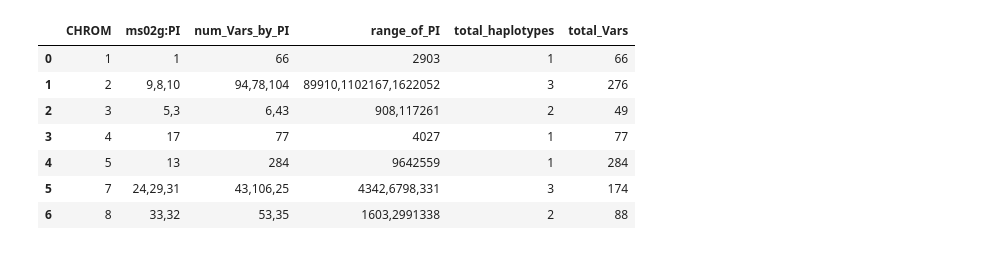
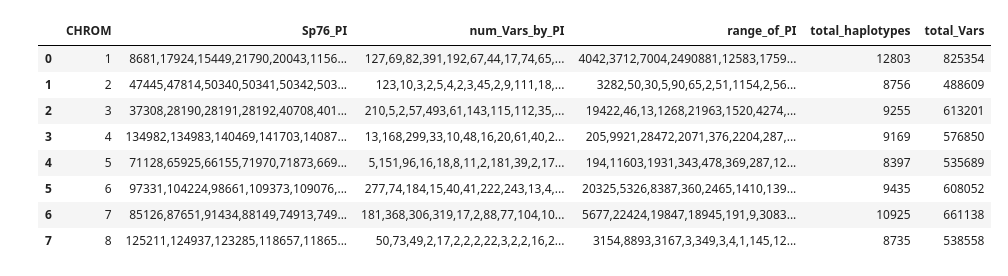
Before and after one commit to everestial/phase-extender, a Jupyter notebook: quickstart.ipynb, the cells around one changed output. Drawn from its saved outputs; the diff is of its cells as text; code cells hidden in the pictures.

```diff
--- a/quickstart.ipynb
+++ b/quickstart.ipynb
@@ -16,0 +6,10 @@ initial_hap_df
+# %%
+# initial_df_path = 'tempdir/msplots/initial_haplotype_stats_MA625.txt'
+# final_df_path ='tempdir/msplots/final_haplotype_stats_MA625.txt'
+# outputdir='tempdir/MA625_logs'
+# soi='MA625'
+initial_df_path = 'tempdir/sp76/initial_haplotype_stats_Sp76.txt'
+final_df_path = 'tempdir/sp76/final_haplotype_stats_Sp76.txt'
+outputdir='tempdir/Sp76_logs'
+
+soi= 'Sp76'
@@ -24,13 +35,14 @@ plot_all_data(initial_hap_df, soi='ms02g', prefix='initial',show_plot=True )
 # %%
-final_hap_df = pd.read_csv('tests/outdir/eg3out/final_haplotype_stats_ms02g.txt', sep='\t')
+final_hap_df = pd.read_csv(final_df_path, sep='\t', )
 final_hap_df
 # %% [output]
-|  | CHROM | ms02g:PI | num_Vars_by_PI | range_of_PI | total_haplotypes | total_Vars |
-| 0 | 1 | 1 | 66 | 2903 | 1 | 66 |
-| 1 | 2 | 9,8,10 | 94,78,104 | 89910,1102167,1622052 | 3 | 276 |
-| 2 | 3 | 5,3 | 6,43 | 908,117261 | 2 | 49 |
-| 3 | 4 | 17 | 77 | 4027 | 1 | 77 |
-| 4 | 5 | 13 | 284 | 9642559 | 1 | 284 |
-| 5 | 7 | 24,29,31 | 43,106,25 | 4342,6798,331 | 3 | 174 |
-| 6 | 8 | 33,32 | 53,35 | 1603,2991338 | 2 | 88 |
+|  | CHROM | Sp76_PI | num_Vars_by_PI | range_of_PI | total_haplotypes | total_Vars |
+| 0 | 1 | 8681,17924,15449,21790,20043,1156... | 127,69,82,391,192,67,44,17,74,65,... | 4042,3712,7004,2490881,12583,1759... | 12803 | 825354 |
+| 1 | 2 | 47445,47814,50340,50341,50342,503... | 123,10,3,2,5,4,2,3,45,2,9,111,18,... | 3282,50,30,5,90,65,2,51,1154,2,56... | 8756 | 488609 |
+| 2 | 3 | 37308,28190,28191,28192,40708,401... | 210,5,2,57,493,61,143,115,112,35,... | 19422,46,13,1268,21963,1520,4274,... | 9255 | 613201 |
+| 3 | 4 | 134982,134983,140469,141703,14087... | 13,168,299,33,10,48,16,20,61,40,2... | 205,9921,28472,2071,376,2204,287,... | 9169 | 576850 |
+| 4 | 5 | 71128,65925,66155,71970,71873,669... | 5,151,96,16,18,8,11,2,181,39,2,17... | 194,11603,1931,343,478,369,287,12... | 8397 | 535689 |
+| 5 | 6 | 97331,104224,98661,109373,109076,... | 277,74,184,15,40,41,222,243,13,4,... | 20325,5326,8387,360,2465,1410,139... | 9435 | 608052 |
+| 6 | 7 | 85126,87651,91434,88149,74913,749... | 181,368,306,319,17,2,88,77,104,10... | 5677,22424,19847,18945,191,9,3083... | 10925 | 661138 |
+| 7 | 8 | 125211,124937,123285,118657,11865... | 50,73,49,2,17,2,2,2,22,3,2,2,16,2... | 3154,8893,3167,3,349,3,4,1,145,12... | 8735 | 538558 |
 # %%
```
Also changed, not shown: parts of 12 cells of this notebook, 1 other file.
